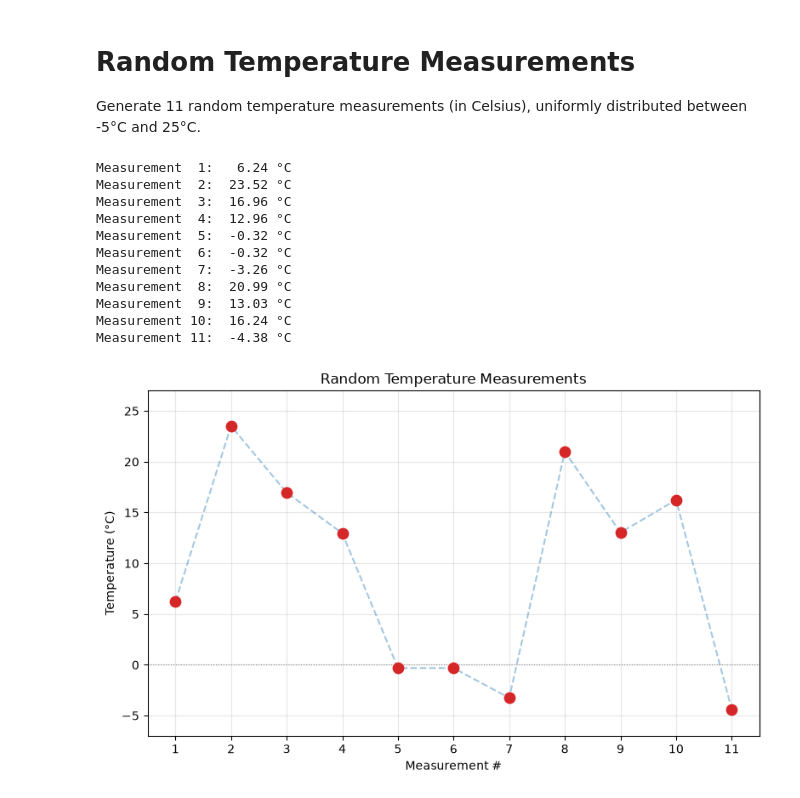
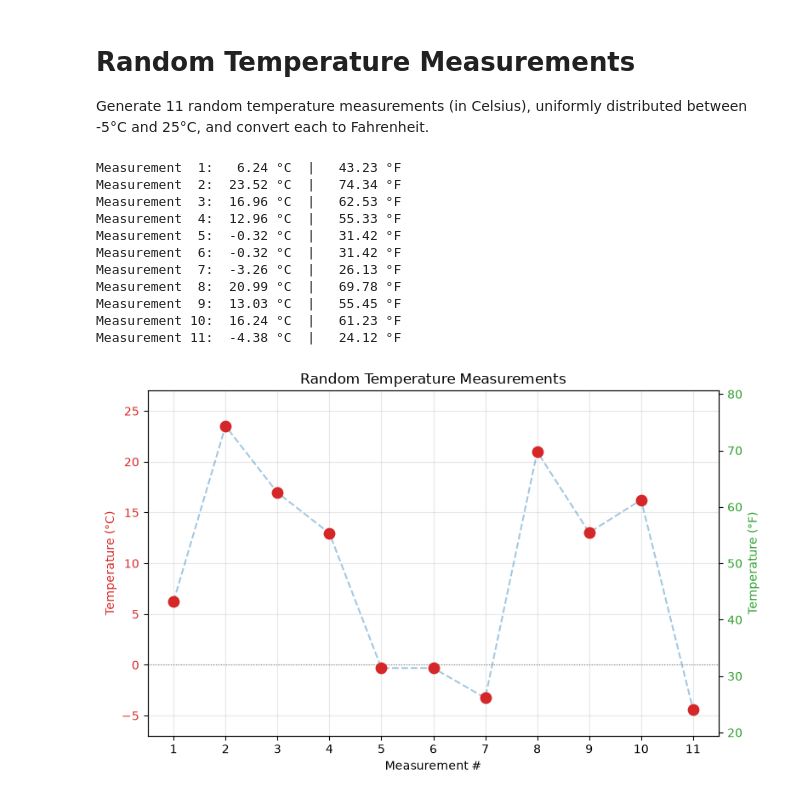
Before and after one commit to zdjordje123/lec03, a Jupyter notebook: temperature_measurements.ipynb, the cells around one changed output. Cells and saved outputs as stored; diff of their text form; code cells hidden in the pictures.

Commit message:
Add Fahrenheit conversion alongside each Celsius measurement
Co-Authored-By: Claude Sonnet 5 <noreply@anthropic.com>
Claude-Session: https://claude.ai/code/session_016iCQ1BwFG5ahBQk1BA2MB1

```diff
--- a/temperature_measurements.ipynb
+++ b/temperature_measurements.ipynb
@@ -1,7 +1,7 @@
 # %% [markdown]
 # Random Temperature Measurements
 
-Generate 11 random temperature measurements (in Celsius), uniformly distributed between -5°C and 25°C.
+Generate 11 random temperature measurements (in Celsius), uniformly distributed between -5°C and 25°C, and convert each to Fahrenheit.
 # %%
 import numpy as np
 import matplotlib.pyplot as plt
@@ -11,39 +11,49 @@ np.random.seed(42)
 n_points = 11
 t_min, t_max = -5, 25
 
-temperatures = np.random.uniform(t_min, t_max, n_points)
-temperatures = np.round(temperatures, 2)
+celsius = np.random.uniform(t_min, t_max, n_points)
+celsius = np.round(celsius, 2)
+fahrenheit = np.round(celsius * 9 / 5 + 32, 2)
 
 measurements = np.arange(1, n_points + 1)
 
-for m, t in zip(measurements, temperatures):
-    print(f"Measurement {m:2d}: {t:6.2f} \u00b0C")
+for m, c, f in zip(measurements, celsius, fahrenheit):
+    print(f"Measurement {m:2d}: {c:6.2f} \u00b0C  |  {f:6.2f} \u00b0F")
 # %% [output]
-Measurement  1:   6.24 °C
-Measurement  2:  23.52 °C
-Measurement  3:  16.96 °C
-Measurement  4:  12.96 °C
-Measurement  5:  -0.32 °C
-Measurement  6:  -0.32 °C
-Measurement  7:  -3.26 °C
-Measurement  8:  20.99 °C
-Measurement  9:  13.03 °C
-Measurement 10:  16.24 °C
-Measurement 11:  -4.38 °C
+Measurement  1:   6.24 °C  |   43.23 °F
+Measurement  2:  23.52 °C  |   74.34 °F
+Measurement  3:  16.96 °C  |   62.53 °F
+Measurement  4:  12.96 °C  |   55.33 °F
+Measurement  5:  -0.32 °C  |   31.42 °F
+Measurement  6:  -0.32 °C  |   31.42 °F
+Measurement  7:  -3.26 °C  |   26.13 °F
+Measurement  8:  20.99 °C  |   69.78 °F
+Measurement  9:  13.03 °C  |   55.45 °F
+Measurement 10:  16.24 °C  |   61.23 °F
+Measurement 11:  -4.38 °C  |   24.12 °F
 # %%
-plt.figure(figsize=(8, 5))
-plt.scatter(measurements, temperatures, color='tab:red', s=80, zorder=3)
-plt.plot(measurements, temperatures, color='tab:blue', alpha=0.4, linestyle='--', zorder=2)
-plt.axhline(0, color='gray', linewidth=0.8, linestyle=':')
+fig, ax_c = plt.subplots(figsize=(8, 5))
 
-plt.title('Random Temperature Measurements')
-plt.xlabel('Measurement #')
-plt.ylabel('Temperature (\u00b0C)')
-plt.xticks(measurements)
-plt.ylim(t_min - 2, t_max + 2)
-plt.grid(True, alpha=0.3)
-plt.tight_layout()
-plt.savefig('temperature_measurements.png', dpi=150)
+ax_c.scatter(measurements, celsius, color='tab:red', s=80, zorder=3)
+ax_c.plot(measurements, celsius, color='tab:blue', alpha=0.4, linestyle='--', zorder=2)
+ax_c.axhline(0, color='gray', linewidth=0.8, linestyle=':')
+
+ax_c.set_title('Random Temperature Measurements')
+ax_c.set_xlabel('Measurement #')
+ax_c.set_ylabel('Temperature (\u00b0C)', color='tab:red')
+ax_c.set_xticks(measurements)
+ax_c.set_ylim(t_min - 2, t_max + 2)
+ax_c.tick_params(axis='y', labelcolor='tab:red')
+ax_c.grid(True, alpha=0.3)
+
+ax_f = ax_c.twinx()
+f_min, f_max = t_min * 9 / 5 + 32, t_max * 9 / 5 + 32
+ax_f.set_ylim(f_min - 2 * 9 / 5, f_max + 2 * 9 / 5)
+ax_f.set_ylabel('Temperature (\u00b0F)', color='tab:green')
+ax_f.tick_params(axis='y', labelcolor='tab:green')
+
+fig.tight_layout()
+fig.savefig('temperature_measurements.png', dpi=150)
 plt.show()
 # %% [output]
-[figure, old version]
+[figure, new version]
```
Also changed, not shown: 2 other files.
